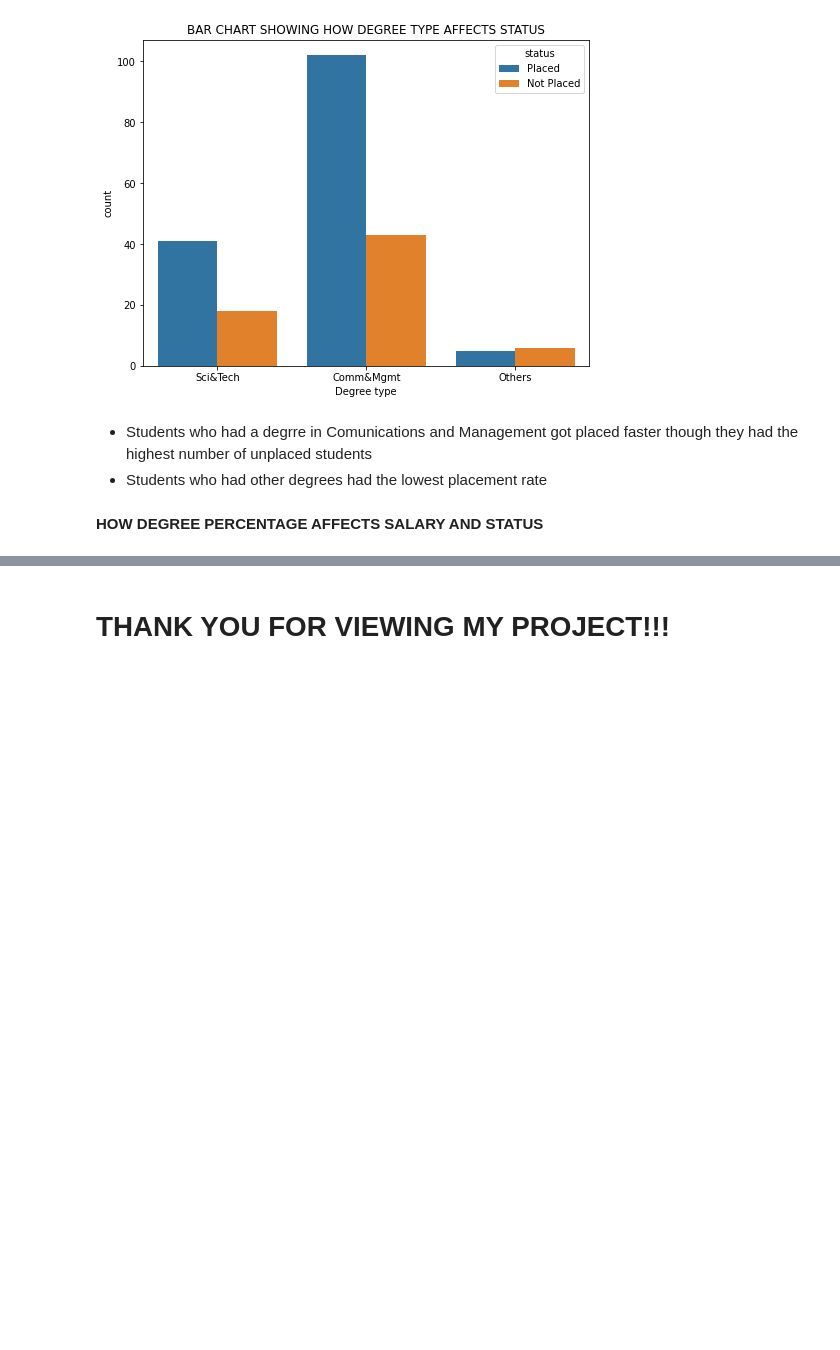
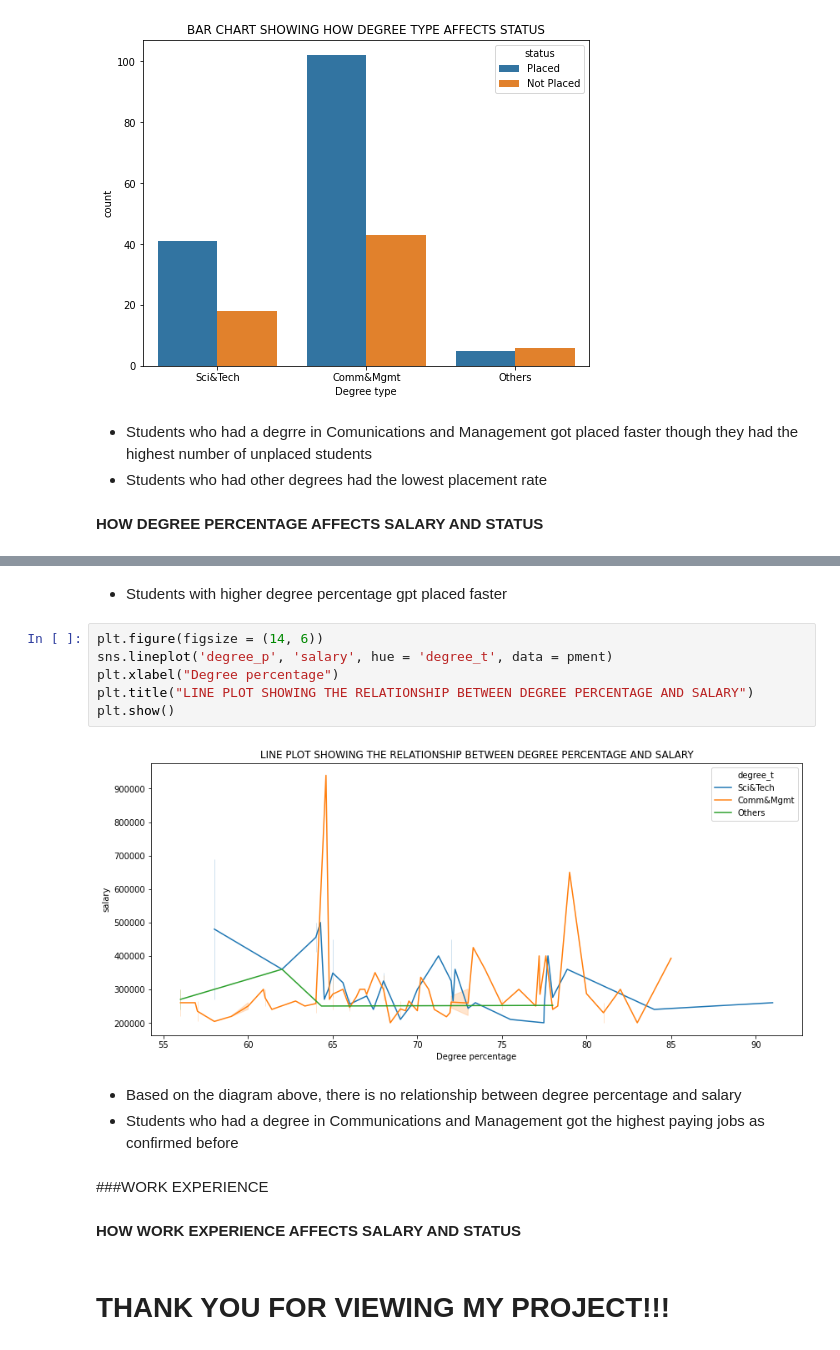
Before and after one commit to devchoplife/Campus-placement, a Jupyter notebook: school_placement.ipynb, the cells around one changed output, grey strips where cells are left out. Cells and saved outputs as stored; diff of their text form; blank space fills up the shorter version.

```diff
--- a/school_placement.ipynb
+++ b/school_placement.ipynb
@@ -420,2 +428,19 @@ plt.show()
+# %% [markdown]
+* Students with higher degree percentage gpt placed faster
+# %%
+plt.figure(figsize = (14, 6))
+sns.lineplot('degree_p', 'salary', hue = 'degree_t', data = pment)
+plt.xlabel("Degree percentage")
+plt.title("LINE PLOT SHOWING THE RELATIONSHIP BETWEEN DEGREE PERCENTAGE AND SALARY")
+plt.show()
+# %% [output]
+[figure, added]
+# %% [markdown]
+* Based on the diagram above, there is no relationship between degree percentage and salary
+* Students who had a degree in Communications and Management got the highest paying jobs as confirmed before
+# %% [markdown]
+###WORK EXPERIENCE
+# %% [markdown]
+**HOW WORK EXPERIENCE AFFECTS SALARY AND STATUS**
 # %% [markdown]
 # **THANK YOU FOR VIEWING MY PROJECT!!!**
```
Also changed, not shown: parts of 2 cells of this notebook.
